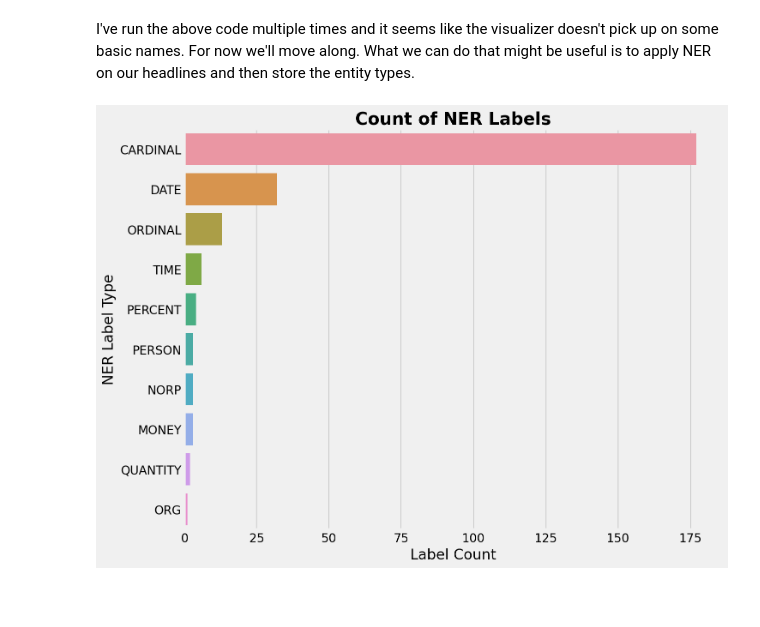
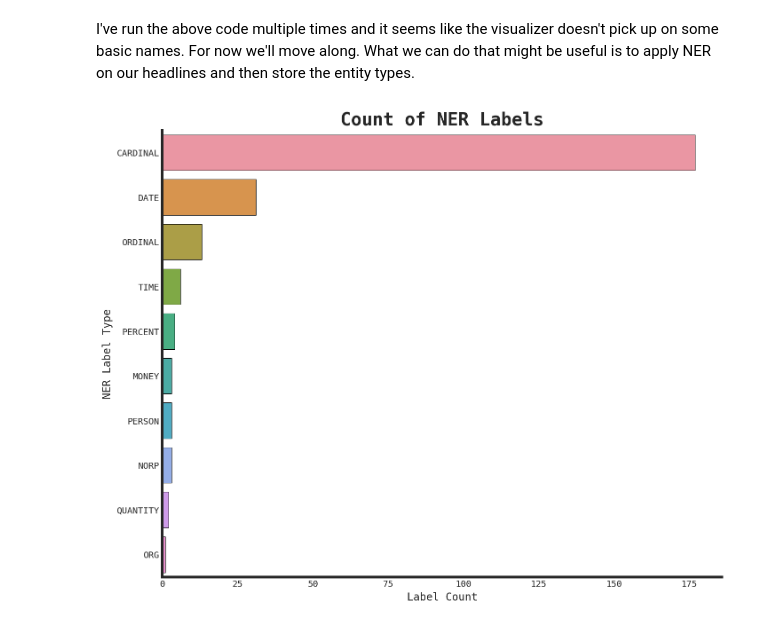
Before and after one commit to js3lliott/buzzfeed, a Jupyter notebook: nbs/headline_eda.ipynb, the cells around one changed output. Saved outputs shown, nothing was run; the diff lists cells and outputs as text; code cells hidden in the pictures; blank space fills up the shorter version.

```diff
--- a/nbs/headline_eda.ipynb
+++ b/nbs/headline_eda.ipynb
@@ -5,8 +9,18 @@ import matplotlib
 import re
 import matplotlib.pyplot as plt
 import seaborn as sns
+import warnings
+warnings.filterwarnings('ignore')
 %matplotlib inline
-matplotlib.style.use('fivethirtyeight')
+# matplotlib.style.use('fivethirtyeight')
+sns.set_style('ticks')
+plt.rcParams['font.family'] = 'monospace'
+plt.rcParams['axes.spines.top'] = False
+plt.rcParams['axes.spines.right'] = False
+
+colors = ['#006ba6', '#0496ff', '#ffbc42', '#d81159', '#8f2d56', '#41ead4', '#ff206e']
+sns.color_palette(colors)
+sns.set_palette(colors)
 
 import nltk
 nltk.download('stopwords')
@@ -26,8 +40,7 @@ stop_words = stopwords.words('english')
 
 %config InlineBackend.figure_format = 'retina'
 pd.set_option("display.max_rows", None)
-import warnings
-warnings.filterwarnings('ignore')
+
 
 print('Setup Complete.')
 # %% [output]
@@ -580,22 +621,23 @@ I've run the above code multiple times and it seems like the visualizer doesn't
 # %%
 from collections import Counter
 
 def ner_types(text):
     doc = nlp(text)
     return [X.label_ for X in doc.ents]
 
 ent = title_df['title'].apply(lambda x: ner_types(x))
 ent = [x for sub in ent for x in sub]
 
 counter = Counter(ent)
 count = counter.most_common()
 
-plt.figure(figsize=(10, 8))
+fig, ax = plt.subplots(figsize=(10, 8))
 x, y = map(list, zip(*count))
-sns.barplot(x=y, y=x)
-plt.title("Count of NER Labels", size=20, fontweight='bold')
-plt.xlabel("Label Count")
-plt.ylabel("NER Label Type")
+sns.barplot(x=y, y=x, edgecolor='black')
+ax.set_title("Count of NER Labels", size=20, fontweight='bold')
+ax.set_xlabel("Label Count")
+ax.set_ylabel("NER Label Type")
+plt.tight_layout()
 plt.show();
 # %% [output]
-[figure, old version]
+[figure, new version]
```
Also changed, not shown: parts of 32 cells of this notebook, 1 other file.
